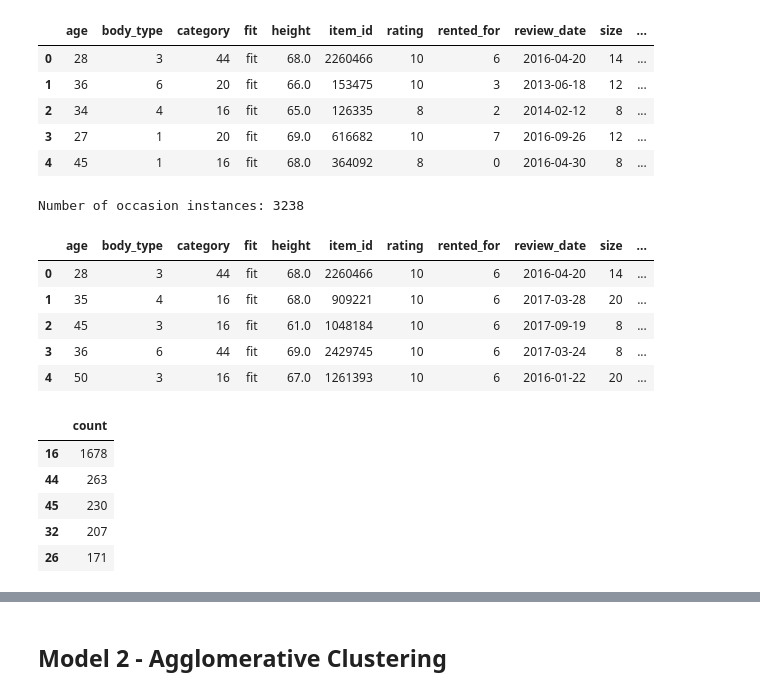
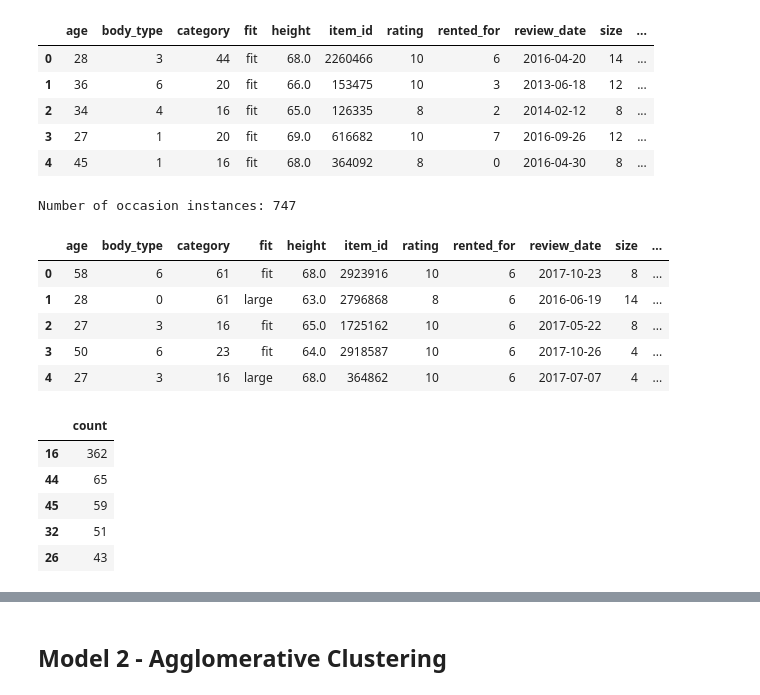
Before and after one commit to mdsvoren/eecs731-final-project, a Jupyter notebook: notebooks/Clustering.ipynb, the cells around one changed output, grey strips where cells are left out. Cells and saved outputs as stored; diff of their text form; code cells hidden in the pictures.

```diff
--- a/notebooks/Clustering.ipynb
+++ b/notebooks/Clustering.ipynb
@@ -62,9 +62,8 @@ category_encoding.head()
 ### Other Notes
 * Do an elbow chart
 # %%
-userDetails = reviews[['age', 'body_type','height','weight', 'user_id']].copy()
+userDetails = reviews[['age', 'body_type','height','weight', 'user_id', 'bust_volume', 'bust_height']].copy()
 #add weight to the body_type by creating another column and cubing it - CONSIDER REMOVING THIS
-userDetails['body_type_weighted'] = userDetails['body_type'].copy()**3
 
 print('userDetails Length: ' + str(len(userDetails)))
 userDetails.head()
@@ -78,0 +78,15 @@ userDetails Length: 146381
+# %%
+#One-hot encode body_type for KMEANS
+
+b = body_type_encoding.copy()
+b.reset_index(inplace=True)
+
+dictBody_type = b.to_dict()
+for i, row in b.iterrows():
+    userDetails[row['labels']] = 0
+
+for index, row in userDetails.iterrows():
+    userDetails.at[index, dictBody_type['labels'][row['body_type']]] = 1
+
+userDetails.drop(columns=['body_type'],inplace = True)
+print(userDetails.head())
@@ -225,19 +262,21 @@ reviewsToFilter.head()
 # %%
 #this corresponds to rented_for
 userOccasion = 6
+userBodyCluster = 1
 
 reviewsByOccasion = reviewsToFilter[reviewsToFilter['rented_for'] == userOccasion]
+reviewsByOccasion = reviewsByOccasion[reviewsByOccasion['kmeans_cluster'] == userBodyCluster]
 reviewsByOccasion.reset_index(drop=True, inplace=True)
 print('Number of occasion instances: ' + str(len(reviewsByOccasion)))
 reviewsByOccasion.head()
 # %% [output]
-Number of occasion instances: 3238
+Number of occasion instances: 747
 |  | age | body_type | category | fit | height | item_id | rating | rented_for | review_date | size | ... |
-| 0 | 28 | 3 | 44 | fit | 68.0 | 2260466 | 10 | 6 | 2016-04-20 | 14 | ... |
-| 1 | 35 | 4 | 16 | fit | 68.0 | 909221 | 10 | 6 | 2017-03-28 | 20 | ... |
-| 2 | 45 | 3 | 16 | fit | 61.0 | 1048184 | 10 | 6 | 2017-09-19 | 8 | ... |
-| 3 | 36 | 6 | 44 | fit | 69.0 | 2429745 | 10 | 6 | 2017-03-24 | 8 | ... |
-| 4 | 50 | 3 | 16 | fit | 67.0 | 1261393 | 10 | 6 | 2016-01-22 | 20 | ... |
+| 0 | 58 | 6 | 61 | fit | 68.0 | 2923916 | 10 | 6 | 2017-10-23 | 8 | ... |
+| 1 | 28 | 0 | 61 | large | 63.0 | 2796868 | 8 | 6 | 2016-06-19 | 14 | ... |
+| 2 | 27 | 3 | 16 | fit | 65.0 | 1725162 | 10 | 6 | 2017-05-22 | 8 | ... |
+| 3 | 50 | 6 | 23 | fit | 64.0 | 2918587 | 10 | 6 | 2017-10-26 | 4 | ... |
+| 4 | 27 | 3 | 16 | large | 68.0 | 364862 | 10 | 6 | 2017-07-07 | 4 | ... |
 # %%
 # generate most common item categories for occasion
 catCounts = reviewsByOccasion['category'].value_counts().to_frame()
@@ -245,8 +284,8 @@ catCounts.columns=['count']
 catCounts.head()
 # %% [output]
 |  | count |
-| 16 | 1678 |
-| 44 | 263 |
-| 45 | 230 |
-| 32 | 207 |
-| 26 | 171 |
+| 16 | 362 |
+| 44 | 65 |
+| 45 | 59 |
+| 32 | 51 |
+| 26 | 43 |
```
Also changed, not shown: parts of 11 cells of this notebook.
